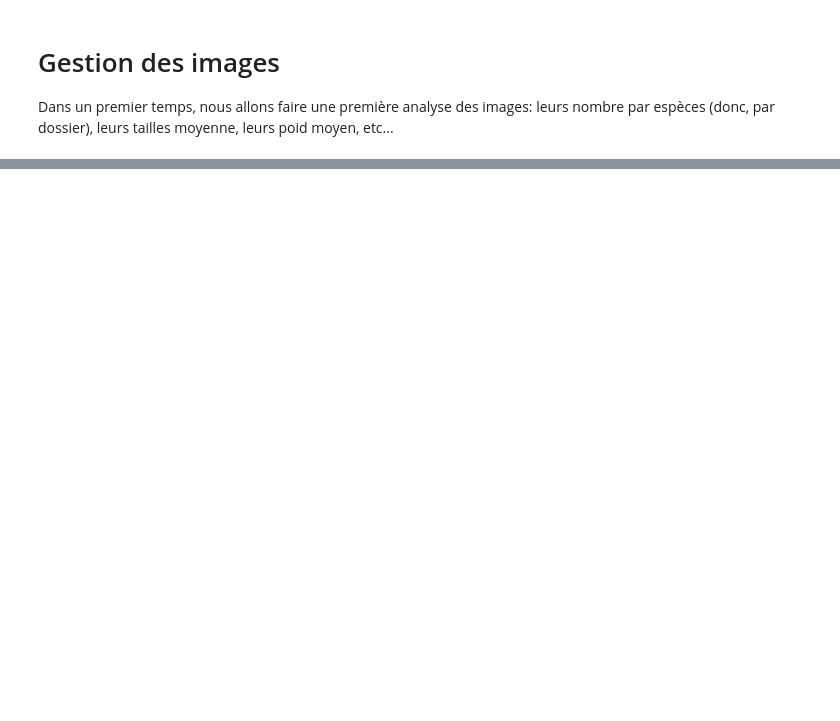
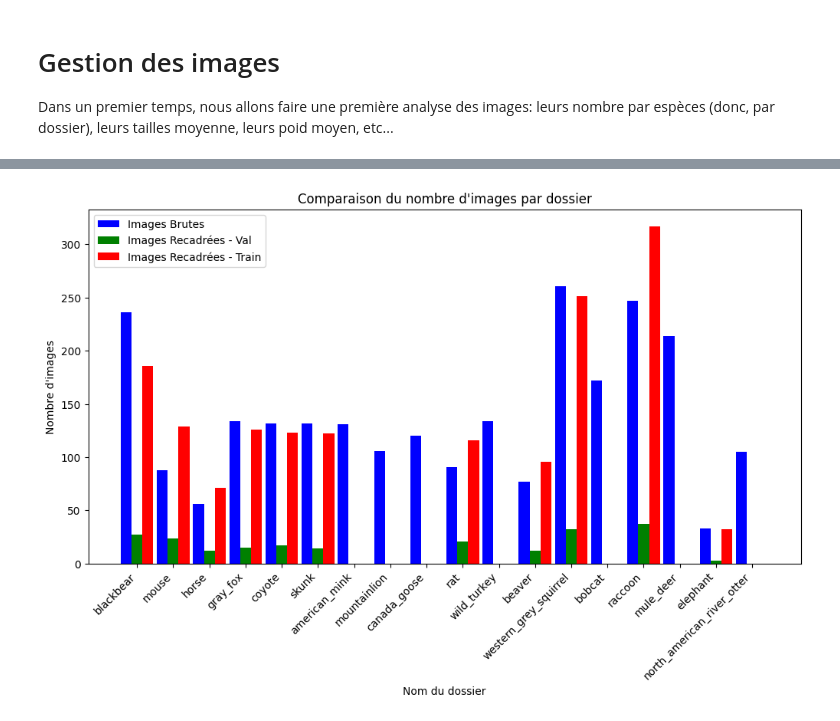
Before and after one commit to CedricSanchezGithub/ETL, a Jupyter notebook: notebook.ipynb, the cells around one changed output, grey strips where cells are left out. Cells and saved outputs as stored; diff of their text form; code cells hidden in the pictures; blank space fills up the shorter version.

Commit message:
[add - refactor] phase d'exploration de la data image, graphiques, quelque refactor

```diff
--- a/notebook.ipynb
+++ b/notebook.ipynb
@@ -128,3 +196,99 @@ print(f"✅ Les informations des animaux ont été enregistrées dans {fichier_c
 # %% [markdown]
 # Gestion des images
 Dans un premier temps, nous allons faire une première analyse des images: leurs nombre par espèces (donc, par dossier), leurs tailles moyenne, leurs poid moyen, etc...
+# %%
+import os
+import pandas as pd
+import matplotlib.pyplot as plt
+from PIL import Image
+
+# Définition des chemins des datasets
+raw_imgs = "data/OpenAnimalTracks/raw_imgs"
+cropped_imgs_val = "data/OpenAnimalTracks/cropped_imgs/val"
+cropped_imgs_train = "data/OpenAnimalTracks/cropped_imgs/train"
+
+# Fonction pour récupérer les infos des images d'un dossier (en gérant les dossiers absents)
+def get_image_info(folder_path):
+    if not os.path.exists(folder_path):  # 📌 Vérifie si le dossier existe
+        return 0, None, None  # ⚠️ Si absent → 0 images et tailles nulles
+
+    image_files = [f for f in os.listdir(folder_path) if f.lower().endswith(('png', 'jpg', 'jpeg'))]
+    num_images = len(image_files)
+
+    if num_images == 0:
+        return num_images, None, None  # Aucun fichier image
+
+    widths, heights = [], []
+
+    for img_file in image_files:
+        img_path = os.path.join(folder_path, img_file)
+        try:
+            with Image.open(img_path) as img:
+                widths.append(img.width)
+                heights.append(img.height)
+        except Exception as e:
+            print(f"Erreur avec l'image {img_file}: {e}")
+
+    avg_width = sum(widths) / len(widths) if widths else None
+    avg_height = sum(heights) / len(heights) if heights else None
+
+    return num_images, avg_width, avg_height
+
+# Listes pour stocker les infos
+image_data_raw = []
+image_data_cropped_val = []
+image_data_cropped_train = []
+
+# Parcourir chaque dossier et extraire les infos
+for folder in df_all_animals["Nom du dossier"]:
+    # 📂 Images brutes
+    folder_path_raw = os.path.join(raw_imgs, folder)
+    num_images_raw, avg_width_raw, avg_height_raw = get_image_info(folder_path_raw)
+    image_data_raw.append([folder, num_images_raw, avg_width_raw, avg_height_raw])
+
+    # ✂️ Images recadrées - validation
+    folder_path_val = os.path.join(cropped_imgs_val, folder)
+    num_images_val, avg_width_val, avg_height_val = get_image_info(folder_path_val)
+    image_data_cropped_val.append([folder, num_images_val, avg_width_val, avg_height_val])
+
+    # ✂️ Images recadrées - entraînement
+    folder_path_train = os.path.join(cropped_imgs_train, folder)
+    num_images_train, avg_width_train, avg_height_train = get_image_info(folder_path_train)
+    image_data_cropped_train.append([folder, num_images_train, avg_width_train, avg_height_train])
+
+# Création des DataFrames
+df_raw = pd.DataFrame(image_data_raw, columns=["Nom du dossier", "Nombre d'images", "Largeur Moyenne", "Hauteur Moyenne"])
+df_val = pd.DataFrame(image_data_cropped_val, columns=["Nom du dossier", "Nombre d'images", "Largeur Moyenne", "Hauteur Moyenne"])
+df_train = pd.DataFrame(image_data_cropped_train, columns=["Nom du dossier", "Nombre d'images", "Largeur Moyenne", "Hauteur Moyenne"])
+
+# Fusion des DataFrames pour comparaison
+df_comparaison = df_raw.merge(df_val, on="Nom du dossier", suffixes=("_raw", "_val"))
+df_comparaison = df_comparaison.merge(df_train, on="Nom du dossier", suffixes=("", "_train"))
+
+# Renommer les colonnes pour plus de clarté
+df_comparaison.rename(columns={
+    "Nombre d'images": "Nombre d'images_train",
+    "Largeur Moyenne": "Largeur Moyenne_train",
+    "Hauteur Moyenne": "Hauteur Moyenne_train",
+}, inplace=True)
+
+# Affichage du DataFrame de comparaison
+display(df_comparaison)
+
+# 📊 Visualisation : Comparaison du nombre d'images par dossier
+plt.figure(figsize=(12,6))
+
+x_labels = df_comparaison["Nom du dossier"]
+x_range = range(len(x_labels))
+
+plt.bar(x_range, df_comparaison["Nombre d'images_raw"], width=0.3, label="Images Brutes", color='blue')
+plt.bar([x + 0.3 for x in x_range], df_comparaison["Nombre d'images_val"], width=0.3, label="Images Recadrées - Val", color='green')
+plt.bar([x + 0.6 for x in x_range], df_comparaison["Nombre d'images_train"], width=0.3, label="Images Recadrées - Train", color='red')
+
+plt.xticks([x + 0.3 for x in x_range], x_labels, rotation=45, ha='right')
+plt.xlabel("Nom du dossier")
+plt.ylabel("Nombre d'images")
+plt.title("Comparaison du nombre d'images par dossier")
+plt.legend()
+plt.show()
+# %% [output]
@@ -131 +312,2 @@ Dans un premier temps, nous allons faire une première analyse des images: leurs
+[figure, added]
 # %%
```
Also changed, not shown: parts of 5 cells of this notebook, 4 other files.
